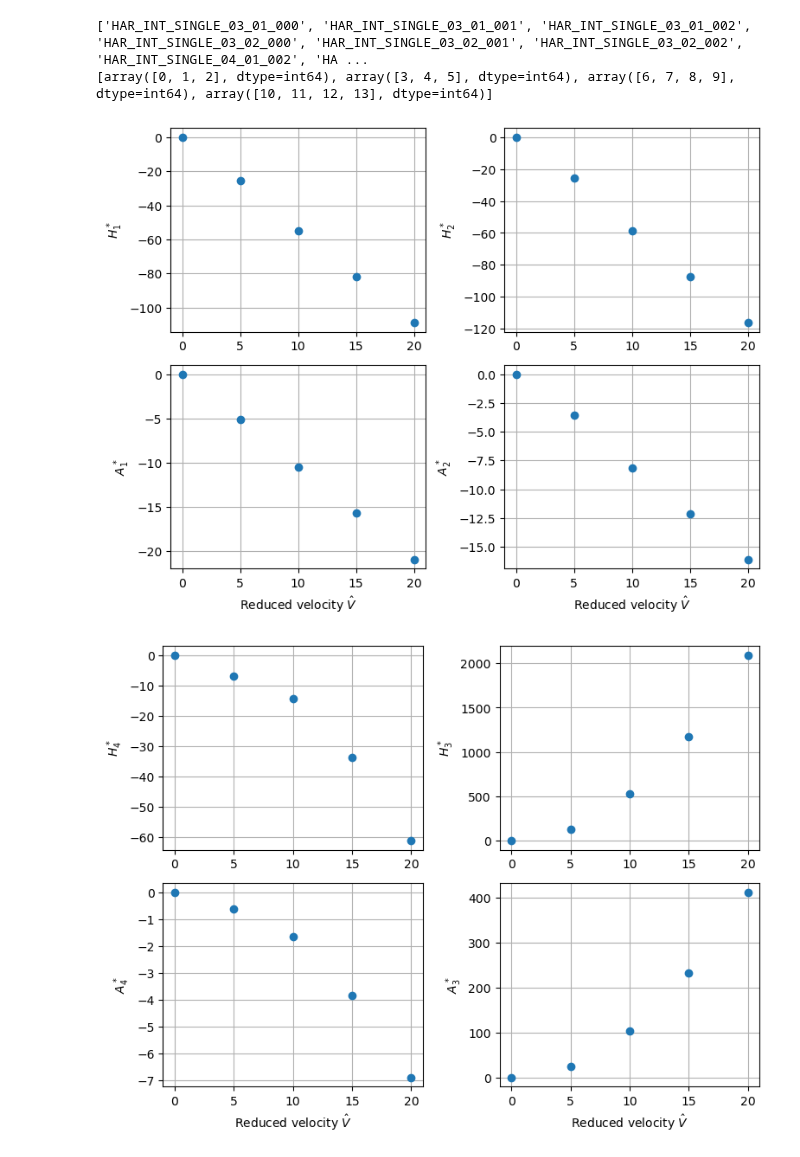
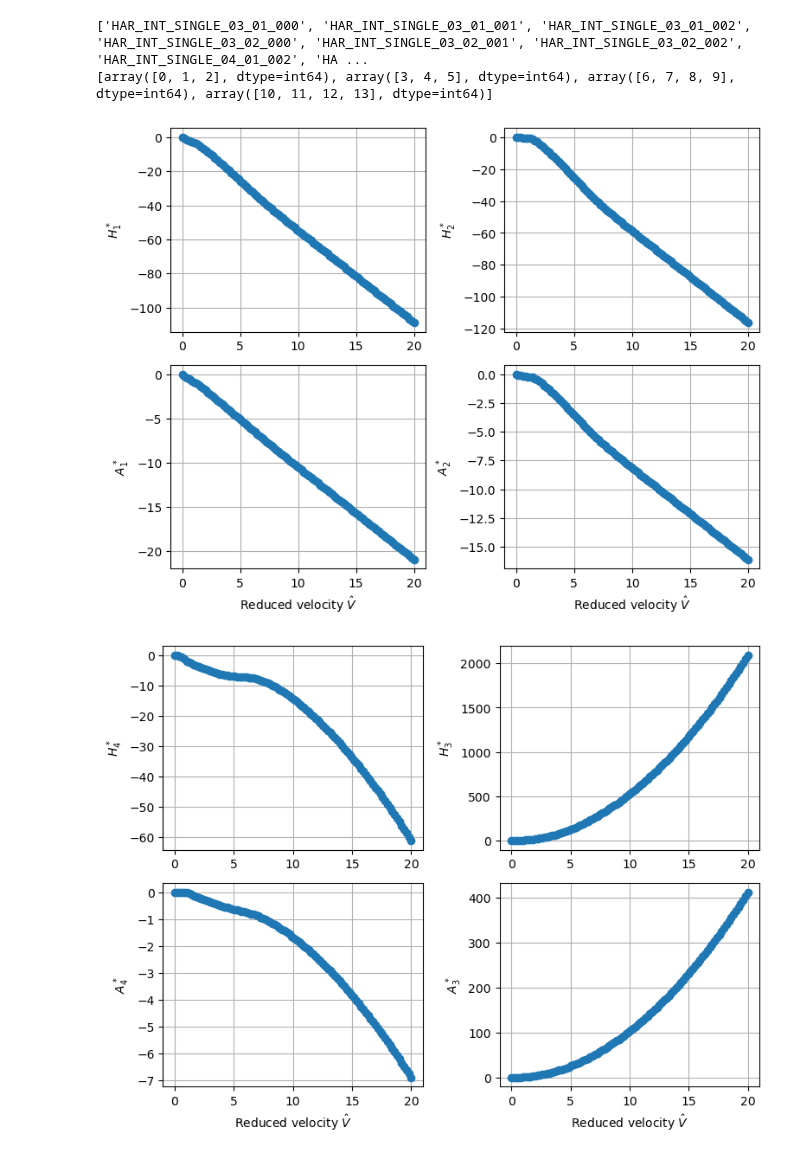
Before and after one commit to lineHRosland/FV_windtunnel_buffeting_flutter, a Jupyter notebook: HAR_INT/AD_notebook.ipynb, the cells around one changed output. Saved outputs shown, nothing was run; the diff lists cells and outputs as text; code cells hidden in the pictures.

```diff
--- a/HAR_INT/AD_notebook.ipynb
+++ b/HAR_INT/AD_notebook.ipynb
@@ -62,36 +62,36 @@ for k1 in [0,1,2,3]:
         ads, val, expf = w3t.AerodynamicDerivatives2x2.fromWTT(exp0,exp1,section_width,section_length_1)
         ads_list.append(ads)
         val_list.append(val)
         expf_list.append(expf)
         all_ads.append(ads)
 
         # plot measurements and predictions by ads
         #fig, _ = plt.subplots(4,2,sharex=True)
         #expf.plot_experiment(fig=fig)
         #val.plot_experiment(fig=fig)
 
         #ads.plot(fig_damping = fig_damping, fig_stiffness=fig_stiffness, mode='velocity')
 
 
 #all_ads.plot(fig_damping = fig_damping, fig_stiffness=fig_stiffness, mode='total+poly', orders = np.ones(8,dtype=int)*2)
 
 # all_ads.plot(fig_damping = fig_damping, fig_stiffness=fig_stiffness)
 
 # file_path = ".\\Plots_AD\\"
 # damping_path = os.path.join(file_path, 'AD_Single_damping.png')
 # fig_damping.savefig(damping_path, bbox_inches="tight")
 # stiffness_path = os.path.join(file_path, 'AD_Single_stiffness.png')
 # fig_stiffness.savefig(stiffness_path, bbox_inches="tight")
 #plt.show()
 
 poly_coeff, k_range = all_ads.fit_poly_k()
-vred_new = np.linspace(0, 20, 5)
+vred_new = np.linspace(0, 20, 100)
 all_ads_new = all_ads.from_poly_k(poly_coeff, k_range, vred_new)
 
 all_ads_new.plot(fig_damping = fig_damping, fig_stiffness=fig_stiffness)
 # %% [output]
-[figure, old version]
+[figure, new version]
-[figure, old version]
+[figure, new version]
 # %%
 poly_coeff, v_range = all_ads.fit_poly(orders = np.ones(8,dtype=int)*2)
 print(poly_coeff, v_range)
```
Also changed, not shown: 3 other files.
